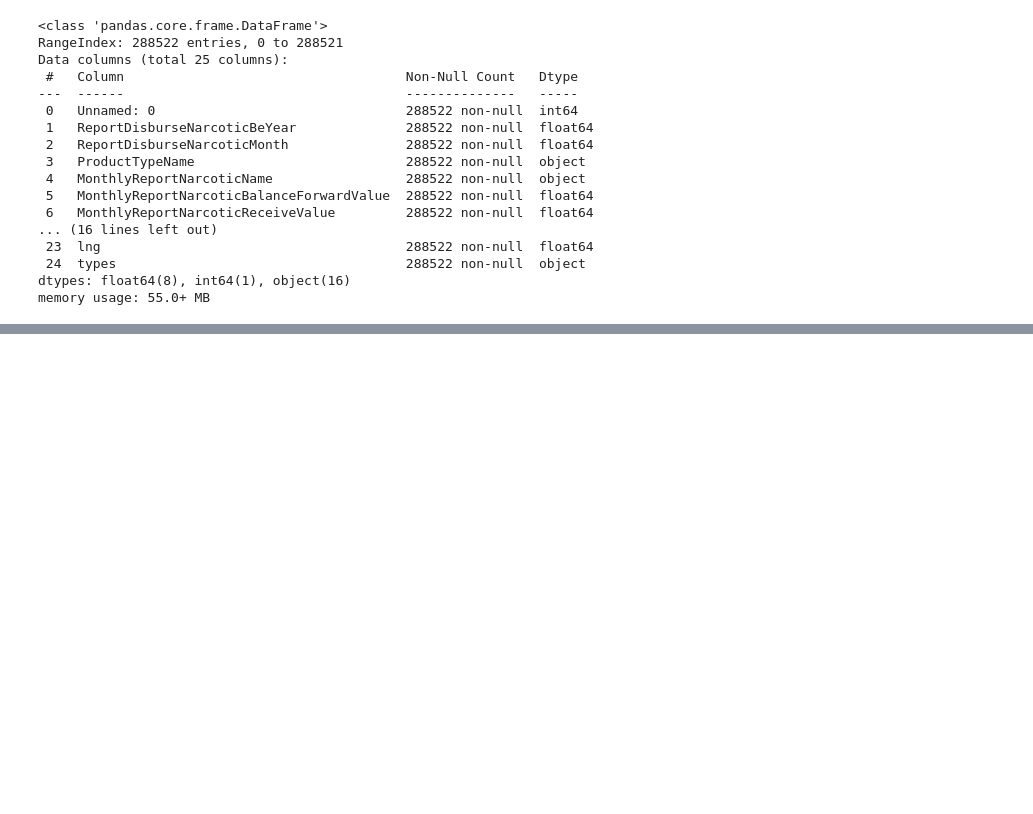
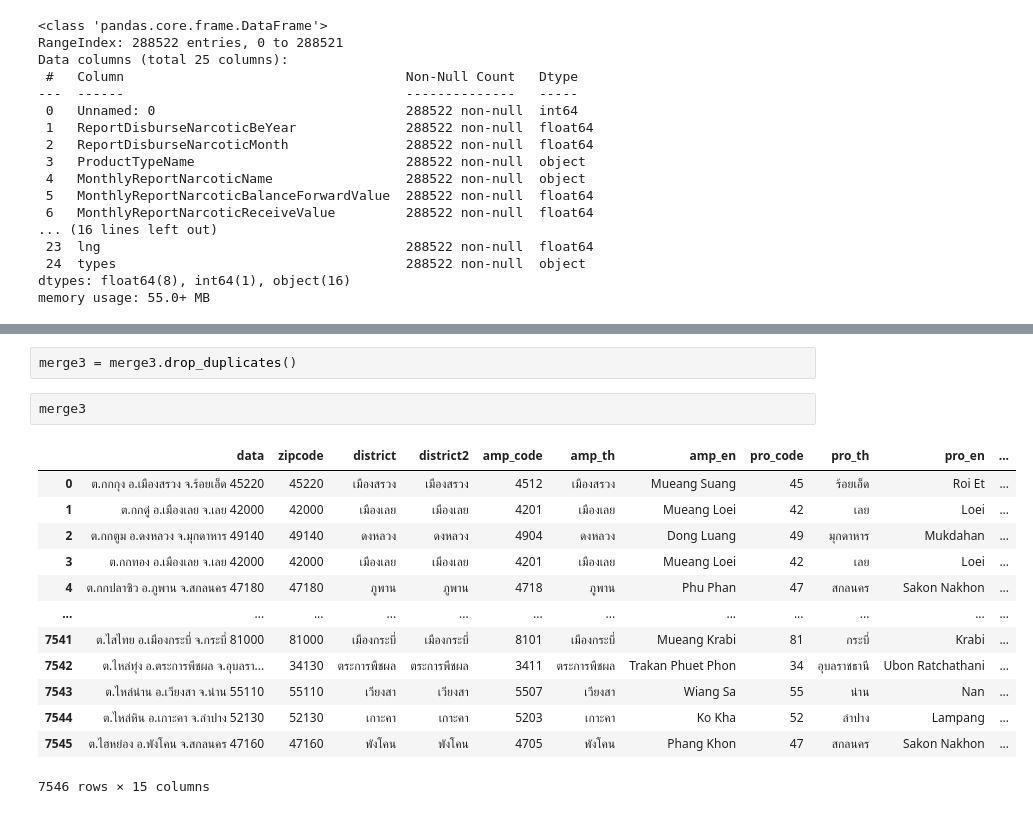
Before and after one commit to konrawit13/nct_distr, a Jupyter notebook: dist-report_v5.ipynb, the cells around one changed output, grey strips where cells are left out. Drawn from its saved outputs; the diff is of its cells as text; blank space fills up the shorter version.

```diff
--- a/dist-report_v5.ipynb
+++ b/dist-report_v5.ipynb
@@ -109,0 +464,18 @@ Name: count, dtype: int64
+# %%
+merge3 = merge3.drop_duplicates()
+# %%
+merge3
+# %% [output]
+|  | data | zipcode | district | district2 | amp_code | amp_th | amp_en | pro_code | pro_th | pro_en | ... |
+| 0 | ต.กกกุง อ.เมืองสรวง จ.ร้อยเอ็ด 45220 | 45220 | เมืองสรวง | เมืองสรวง | 4512 | เมืองสรวง | Mueang Suang | 45 | ร้อยเอ็ด | Roi Et | ... |
+| 1 | ต.กกดู่ อ.เมืองเลย จ.เลย 42000 | 42000 | เมืองเลย | เมืองเลย | 4201 | เมืองเลย | Mueang Loei | 42 | เลย | Loei | ... |
+| 2 | ต.กกตูม อ.ดงหลวง จ.มุกดาหาร 49140 | 49140 | ดงหลวง | ดงหลวง | 4904 | ดงหลวง | Dong Luang | 49 | มุกดาหาร | Mukdahan | ... |
+| 3 | ต.กกทอง อ.เมืองเลย จ.เลย 42000 | 42000 | เมืองเลย | เมืองเลย | 4201 | เมืองเลย | Mueang Loei | 42 | เลย | Loei | ... |
+| 4 | ต.กกปลาซิว อ.ภูพาน จ.สกลนคร 47180 | 47180 | ภูพาน | ภูพาน | 4718 | ภูพาน | Phu Phan | 47 | สกลนคร | Sakon Nakhon | ... |
+| ... | ... | ... | ... | ... | ... | ... | ... | ... | ... | ... | ... |
+| 7541 | ต.ไสไทย อ.เมืองกระบี่ จ.กระบี่ 81000 | 81000 | เมืองกระบี่ | เมืองกระบี่ | 8101 | เมืองกระบี่ | Mueang Krabi | 81 | กระบี่ | Krabi | ... |
+| 7542 | ต.ไหล่ทุ่ง อ.ตระการพืชผล จ.อุบลรา... | 34130 | ตระการพืชผล | ตระการพืชผล | 3411 | ตระการพืชผล | Trakan Phuet Phon | 34 | อุบลราชธานี | Ubon Ratchathani | ... |
+| 7543 | ต.ไหล่น่าน อ.เวียงสา จ.น่าน 55110 | 55110 | เวียงสา | เวียงสา | 5507 | เวียงสา | Wiang Sa | 55 | น่าน | Nan | ... |
+| 7544 | ต.ไหล่หิน อ.เกาะคา จ.ลำปาง 52130 | 52130 | เกาะคา | เกาะคา | 5203 | เกาะคา | Ko Kha | 52 | ลำปาง | Lampang | ... |
+| 7545 | ต.ไฮหย่อง อ.พังโคน จ.สกลนคร 47160 | 47160 | พังโคน | พังโคน | 4705 | พังโคน | Phang Khon | 47 | สกลนคร | Sakon Nakhon | ... |
+7546 rows × 15 columns
```
Also changed, not shown: parts of 61 cells of this notebook, 2 other files.
